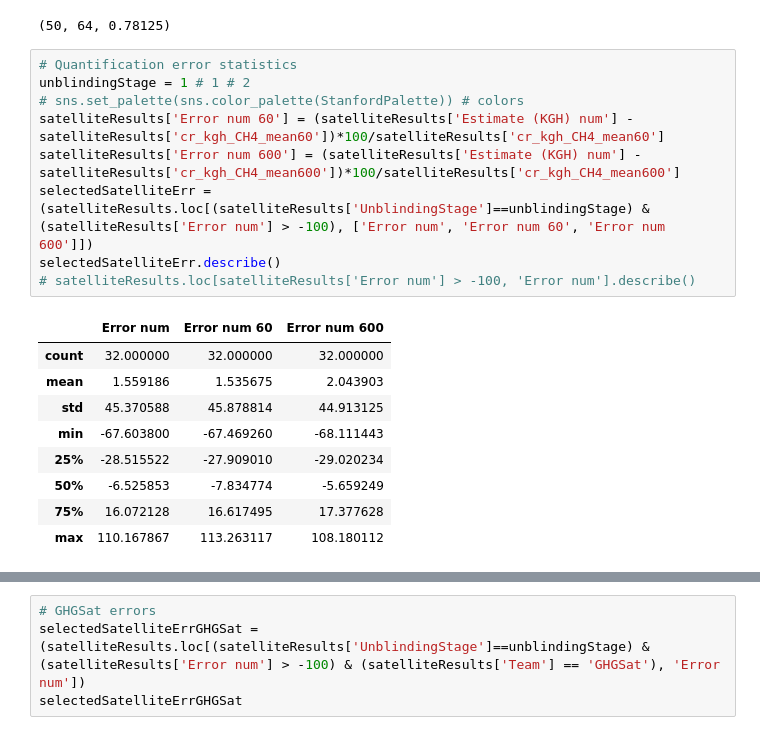
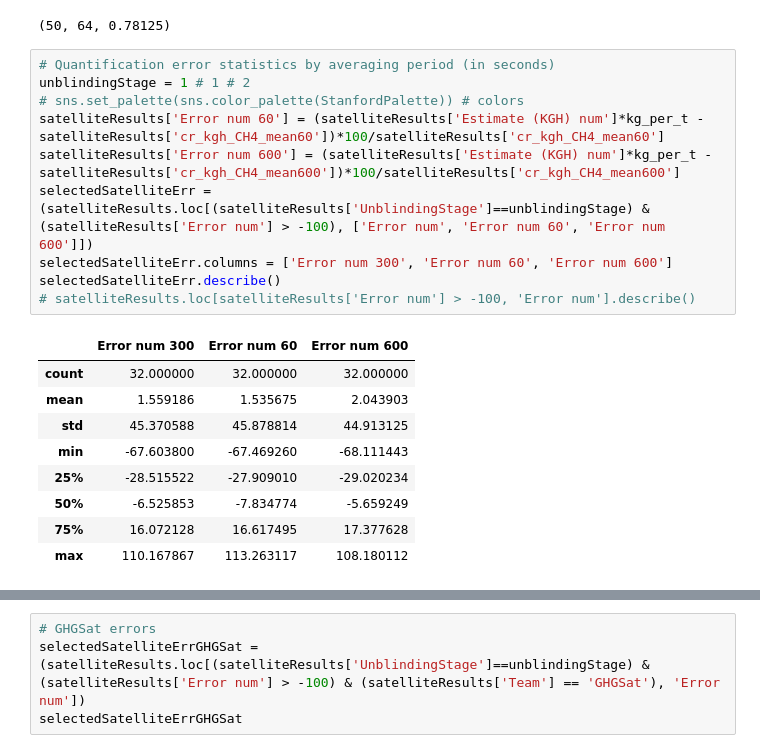
Before and after one commit to esherwin/SatelliteTesting, a Jupyter notebook: SatelliteTestingFiguresFullData.ipynb, the cells around one changed output, grey strips where cells are left out. Cells and saved outputs as stored; diff of their text form.

```diff
--- a/SatelliteTestingFiguresFullData.ipynb
+++ b/SatelliteTestingFiguresFullData.ipynb
@@ -696,16 +677,17 @@ detectedResultsUnder50, detectedResults, detectedResultsUnder50/detectedResults
 # %% [output]
 (50, 64, 0.78125)
 # %%
-# Quantification error statistics
+# Quantification error statistics by averaging period (in seconds)
 unblindingStage = 1 # 1 # 2
 # sns.set_palette(sns.color_palette(StanfordPalette)) # colors
-satelliteResults['Error num 60'] = (satelliteResults['Estimate (KGH) num'] - satelliteResults['cr_kgh_CH4_mean60'])*100/satelliteResults['cr_kgh_CH4_mean60']
-satelliteResults['Error num 600'] = (satelliteResults['Estimate (KGH) num'] - satelliteResults['cr_kgh_CH4_mean600'])*100/satelliteResults['cr_kgh_CH4_mean600']
+satelliteResults['Error num 60'] = (satelliteResults['Estimate (KGH) num']*kg_per_t - satelliteResults['cr_kgh_CH4_mean60'])*100/satelliteResults['cr_kgh_CH4_mean60']
+satelliteResults['Error num 600'] = (satelliteResults['Estimate (KGH) num']*kg_per_t - satelliteResults['cr_kgh_CH4_mean600'])*100/satelliteResults['cr_kgh_CH4_mean600']
 selectedSatelliteErr = (satelliteResults.loc[(satelliteResults['UnblindingStage']==unblindingStage) & (satelliteResults['Error num'] > -100), ['Error num', 'Error num 60', 'Error num 600']])
+selectedSatelliteErr.columns = ['Error num 300', 'Error num 60', 'Error num 600']
 selectedSatelliteErr.describe()
 # satelliteResults.loc[satelliteResults['Error num'] > -100, 'Error num'].describe()
 # %% [output]
-|  | Error num | Error num 60 | Error num 600 |
+|  | Error num 300 | Error num 60 | Error num 600 |
 | count | 32.000000 | 32.000000 | 32.000000 |
 | mean | 1.559186 | 1.535675 | 2.043903 |
 | std | 45.370588 | 45.878814 | 44.913125 |
```
Also changed, not shown: parts of 30 cells of this notebook.
